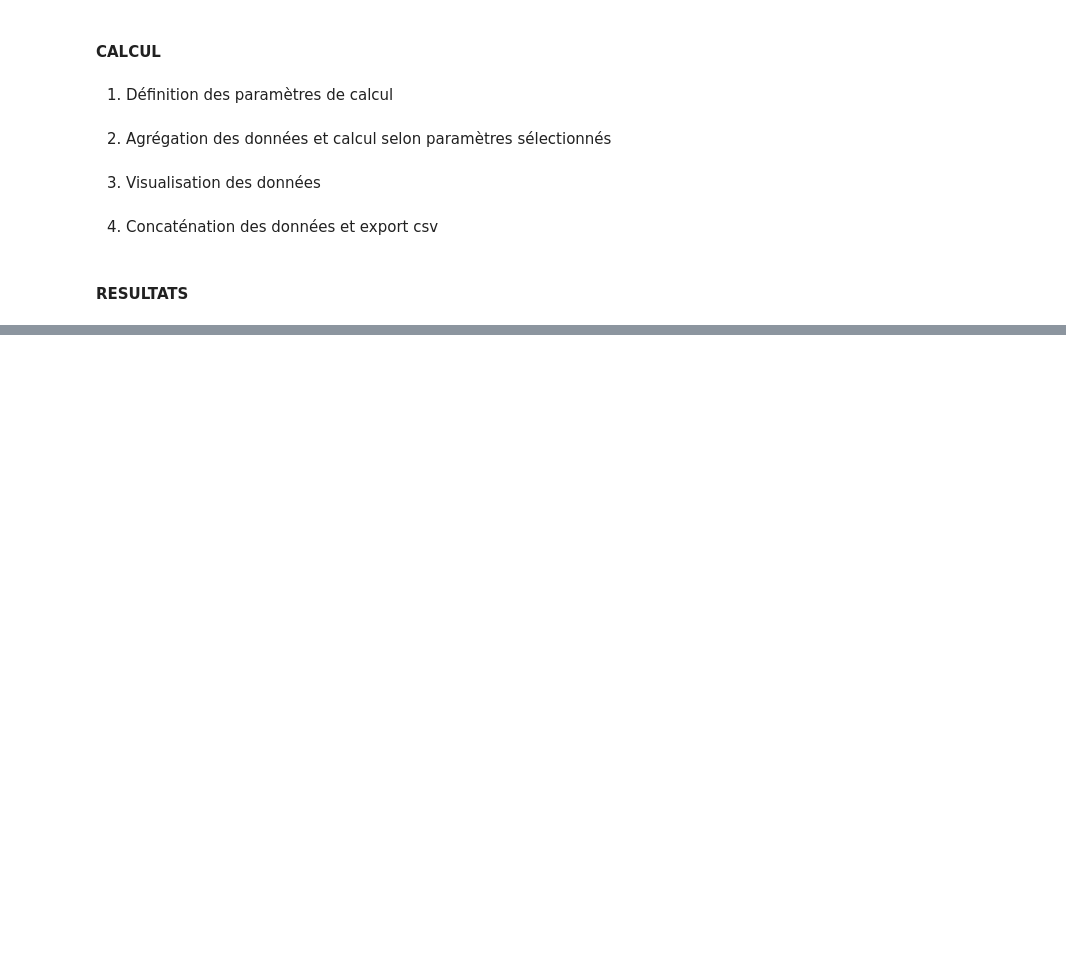
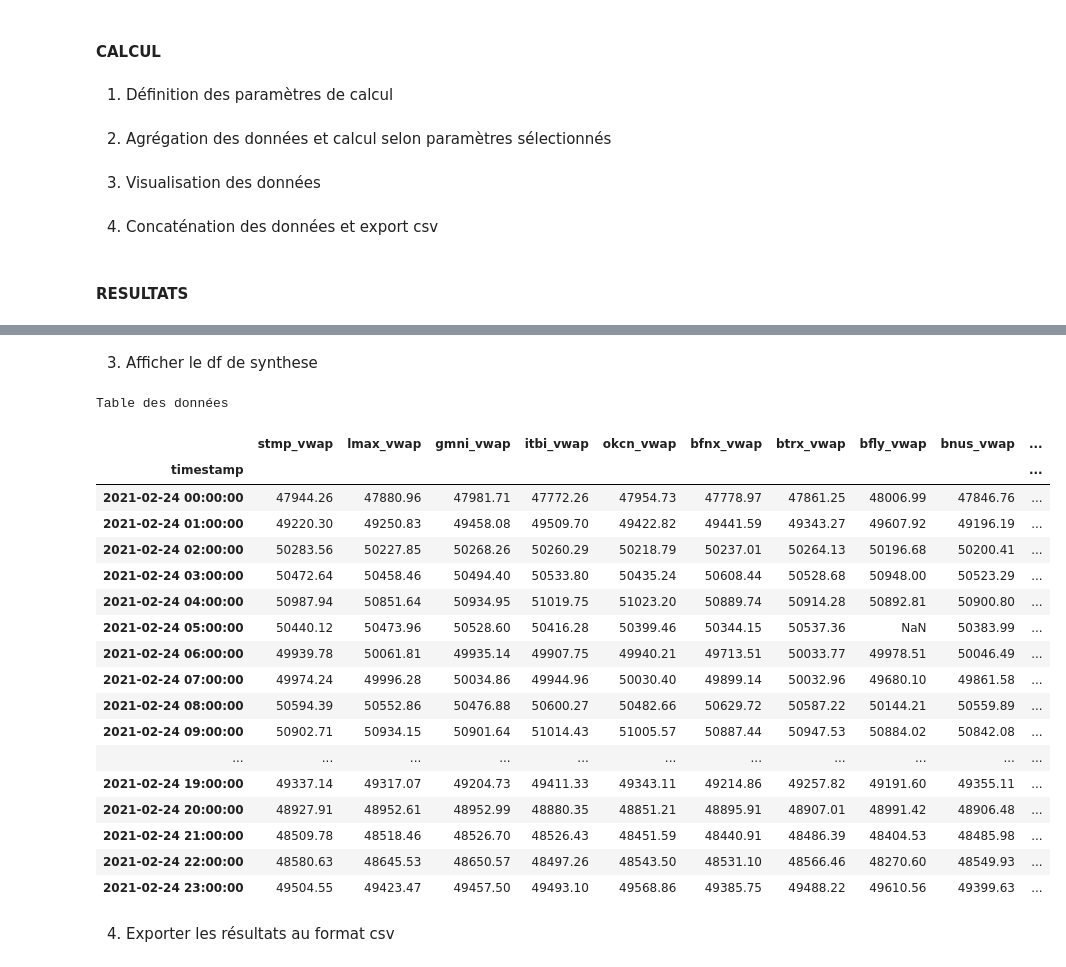
Before and after one commit to mriusero/projet-python, a Jupyter notebook: livrable/livrable_without_widgets.ipynb, the cells around one changed output, grey strips where cells are left out. Cells and saved outputs as stored; diff of their text form; code cells hidden in the pictures; blank space fills up the shorter version.

```diff
--- a/livrable/livrable_without_widgets.ipynb
+++ b/livrable/livrable_without_widgets.ipynb
@@ -499,0 +473,36 @@ Arborescence du projet :
+# %% [markdown]
+3) Afficher le df de synthese
+# %%
+df_synthese = compilated_dict['df_synthese']
+df_head = df_synthese.head(1000)
+
+table_html = df_head.to_html(index=True, classes='scrollable-table', justify='left')
+
+# Création de la chaîne HTML complète avec le style CSS et le JavaScript
+html_str = f"<h2>Table des données</h2>"
+html_str += f"<div class='scrollable-table-container-data'>{table_html}</div>"
+
+# Affichage de la table dans le notebook
+display(HTML(html_str))
+# %% [output]
+Table des données
+|  | stmp_vwap | lmax_vwap | gmni_vwap | itbi_vwap | okcn_vwap | bfnx_vwap | btrx_vwap | bfly_vwap | bnus_vwap | ... |
+| timestamp |  |  |  |  |  |  |  |  |  | ... |
+| 2021-02-24 00:00:00 | 47944.26 | 47880.96 | 47981.71 | 47772.26 | 47954.73 | 47778.97 | 47861.25 | 48006.99 | 47846.76 | ... |
+| 2021-02-24 01:00:00 | 49220.30 | 49250.83 | 49458.08 | 49509.70 | 49422.82 | 49441.59 | 49343.27 | 49607.92 | 49196.19 | ... |
+| 2021-02-24 02:00:00 | 50283.56 | 50227.85 | 50268.26 | 50260.29 | 50218.79 | 50237.01 | 50264.13 | 50196.68 | 50200.41 | ... |
+| 2021-02-24 03:00:00 | 50472.64 | 50458.46 | 50494.40 | 50533.80 | 50435.24 | 50608.44 | 50528.68 | 50948.00 | 50523.29 | ... |
+| 2021-02-24 04:00:00 | 50987.94 | 50851.64 | 50934.95 | 51019.75 | 51023.20 | 50889.74 | 50914.28 | 50892.81 | 50900.80 | ... |
+| 2021-02-24 05:00:00 | 50440.12 | 50473.96 | 50528.60 | 50416.28 | 50399.46 | 50344.15 | 50537.36 | NaN | 50383.99 | ... |
+| 2021-02-24 06:00:00 | 49939.78 | 50061.81 | 49935.14 | 49907.75 | 49940.21 | 49713.51 | 50033.77 | 49978.51 | 50046.49 | ... |
+| 2021-02-24 07:00:00 | 49974.24 | 49996.28 | 50034.86 | 49944.96 | 50030.40 | 49899.14 | 50032.96 | 49680.10 | 49861.58 | ... |
+| 2021-02-24 08:00:00 | 50594.39 | 50552.86 | 50476.88 | 50600.27 | 50482.66 | 50629.72 | 50587.22 | 50144.21 | 50559.89 | ... |
+| 2021-02-24 09:00:00 | 50902.71 | 50934.15 | 50901.64 | 51014.43 | 51005.57 | 50887.44 | 50947.53 | 50884.02 | 50842.08 | ... |
+| ... | ... | ... | ... | ... | ... | ... | ... | ... | ... | ... |
+| 2021-02-24 19:00:00 | 49337.14 | 49317.07 | 49204.73 | 49411.33 | 49343.11 | 49214.86 | 49257.82 | 49191.60 | 49355.11 | ... |
+| 2021-02-24 20:00:00 | 48927.91 | 48952.61 | 48952.99 | 48880.35 | 48851.21 | 48895.91 | 48907.01 | 48991.42 | 48906.48 | ... |
+| 2021-02-24 21:00:00 | 48509.78 | 48518.46 | 48526.70 | 48526.43 | 48451.59 | 48440.91 | 48486.39 | 48404.53 | 48485.98 | ... |
+| 2021-02-24 22:00:00 | 48580.63 | 48645.53 | 48650.57 | 48497.26 | 48543.50 | 48531.10 | 48566.46 | 48270.60 | 48549.93 | ... |
+| 2021-02-24 23:00:00 | 49504.55 | 49423.47 | 49457.50 | 49493.10 | 49568.86 | 49385.75 | 49488.22 | 49610.56 | 49399.63 | ... |
+# %% [markdown]
+4) Exporter les résultats au format csv
```
Also changed, not shown: parts of 17 cells of this notebook, 13 other files.
